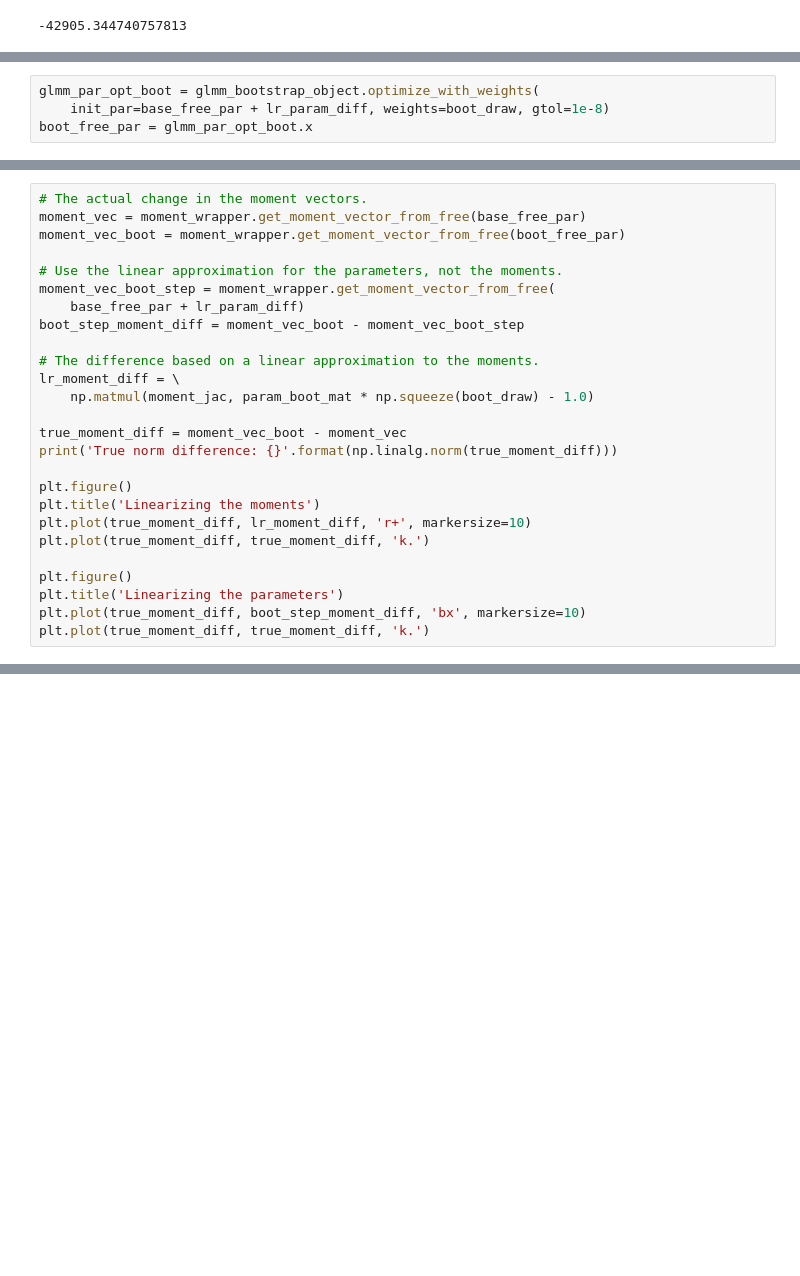
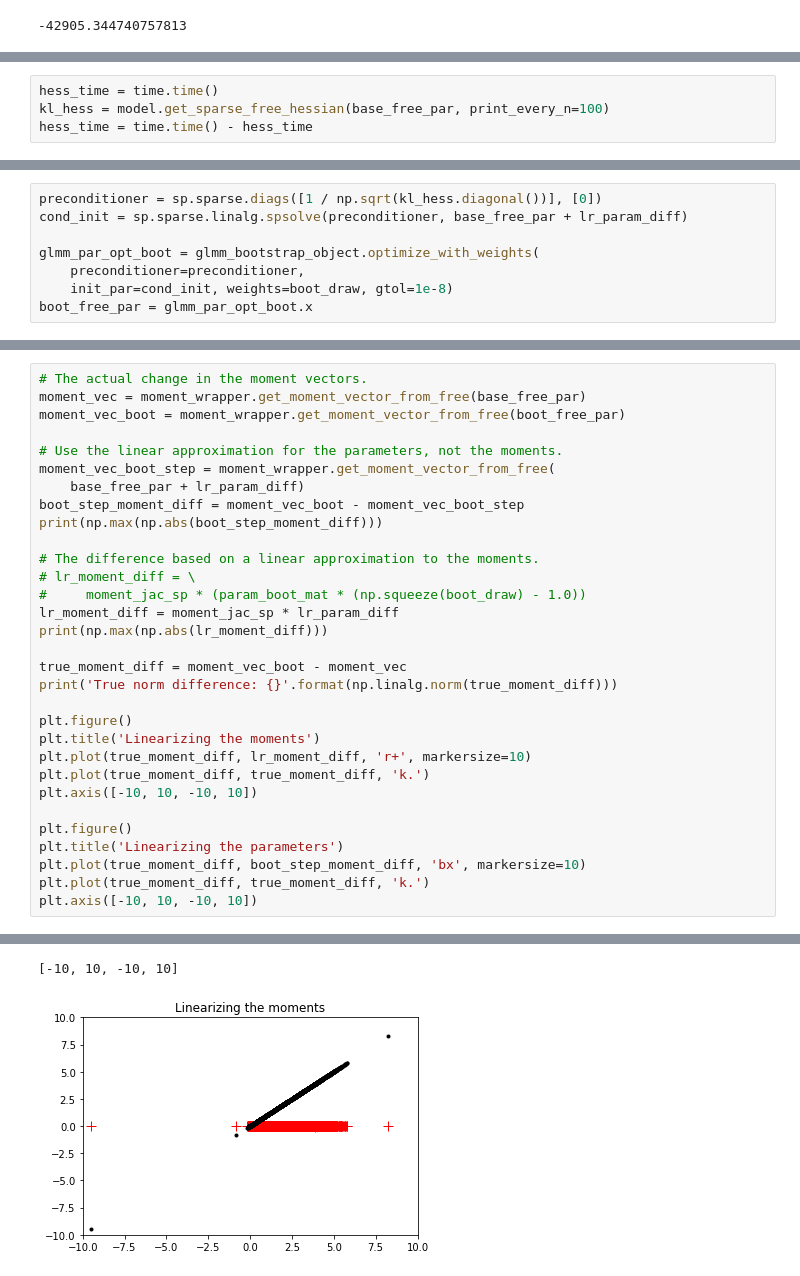
Before and after one commit to rgiordan/LinearResponseVariationalBayes.py, a Jupyter notebook: Models/LogisticGLMM/BootstrapLogisticGLMM.ipynb, the cells around one changed output, grey strips where cells are left out. Drawn from its saved outputs; the diff is of its cells as text; blank space fills up the shorter version.

```diff
--- a/Models/LogisticGLMM/BootstrapLogisticGLMM.ipynb
+++ b/Models/LogisticGLMM/BootstrapLogisticGLMM.ipynb
@@ -232,0 +261,4 @@ AttributeError: module 'LogisticGLMM_lib' has no attribute 'SparseModelObjective
+# %%
+hess_time = time.time()
+kl_hess = model.get_sparse_free_hessian(base_free_par, print_every_n=100)
+hess_time = time.time() - hess_time
@@ -288,4 +329,8 @@ print(np.max(np.abs(boot_newton_step)))
 # %%
+preconditioner = sp.sparse.diags([1 / np.sqrt(kl_hess.diagonal())], [0])
+cond_init = sp.sparse.linalg.spsolve(preconditioner, base_free_par + lr_param_diff)
+
 glmm_par_opt_boot = glmm_bootstrap_object.optimize_with_weights(
-    init_par=base_free_par + lr_param_diff, weights=boot_draw, gtol=1e-8)
+    preconditioner=preconditioner,
+    init_par=cond_init, weights=boot_draw, gtol=1e-8)
 boot_free_par = glmm_par_opt_boot.x
@@ -298,10 +388,13 @@ moment_vec_boot = moment_wrapper.get_moment_vector_from_free(boot_free_par)
 moment_vec_boot_step = moment_wrapper.get_moment_vector_from_free(
     base_free_par + lr_param_diff)
 boot_step_moment_diff = moment_vec_boot - moment_vec_boot_step
+print(np.max(np.abs(boot_step_moment_diff)))
 
 # The difference based on a linear approximation to the moments.
-lr_moment_diff = \
-    np.matmul(moment_jac, param_boot_mat * np.squeeze(boot_draw) - 1.0)
+# lr_moment_diff = \
+#     moment_jac_sp * (param_boot_mat * (np.squeeze(boot_draw) - 1.0))
+lr_moment_diff = moment_jac_sp * lr_param_diff
+print(np.max(np.abs(lr_moment_diff)))
 
 true_moment_diff = moment_vec_boot - moment_vec
 print('True norm difference: {}'.format(np.linalg.norm(true_moment_diff)))
@@ -310,8 +403,11 @@ plt.figure()
 plt.title('Linearizing the moments')
 plt.plot(true_moment_diff, lr_moment_diff, 'r+', markersize=10)
 plt.plot(true_moment_diff, true_moment_diff, 'k.')
+plt.axis([-10, 10, -10, 10])
 
 plt.figure()
 plt.title('Linearizing the parameters')
 plt.plot(true_moment_diff, boot_step_moment_diff, 'bx', markersize=10)
 plt.plot(true_moment_diff, true_moment_diff, 'k.')
+plt.axis([-10, 10, -10, 10])
+# %% [output]
@@ -317,0 +417,2 @@ plt.plot(true_moment_diff, true_moment_diff, 'k.')
+[-10, 10, -10, 10]
+[figure, added]
```
Also changed, not shown: parts of 15 cells of this notebook, 1 other file.
